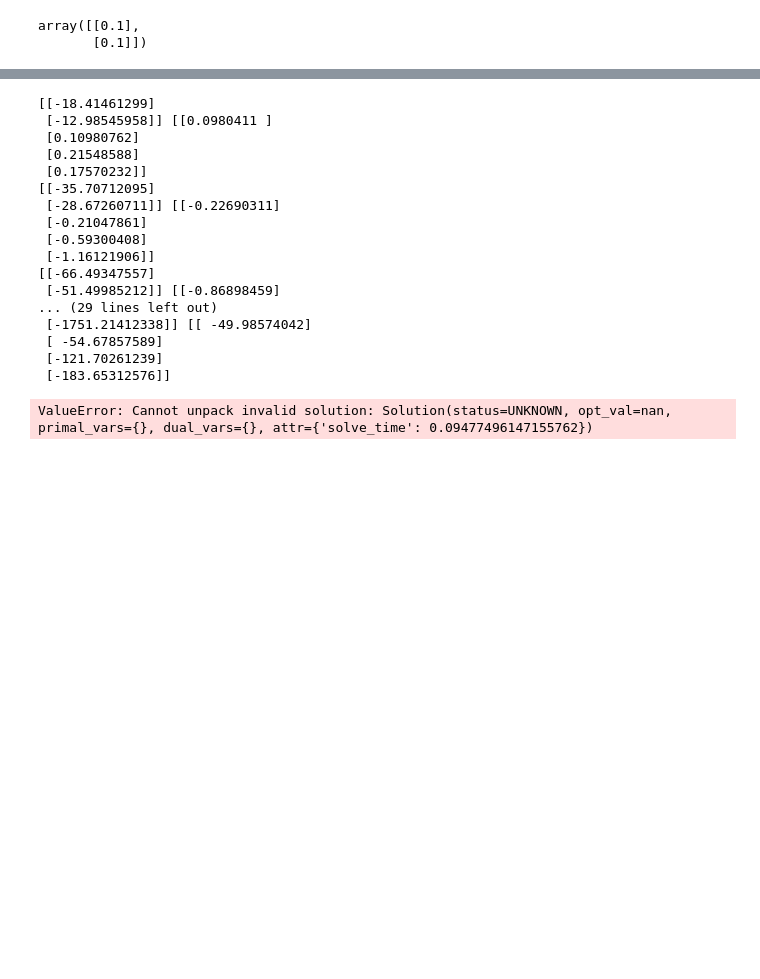
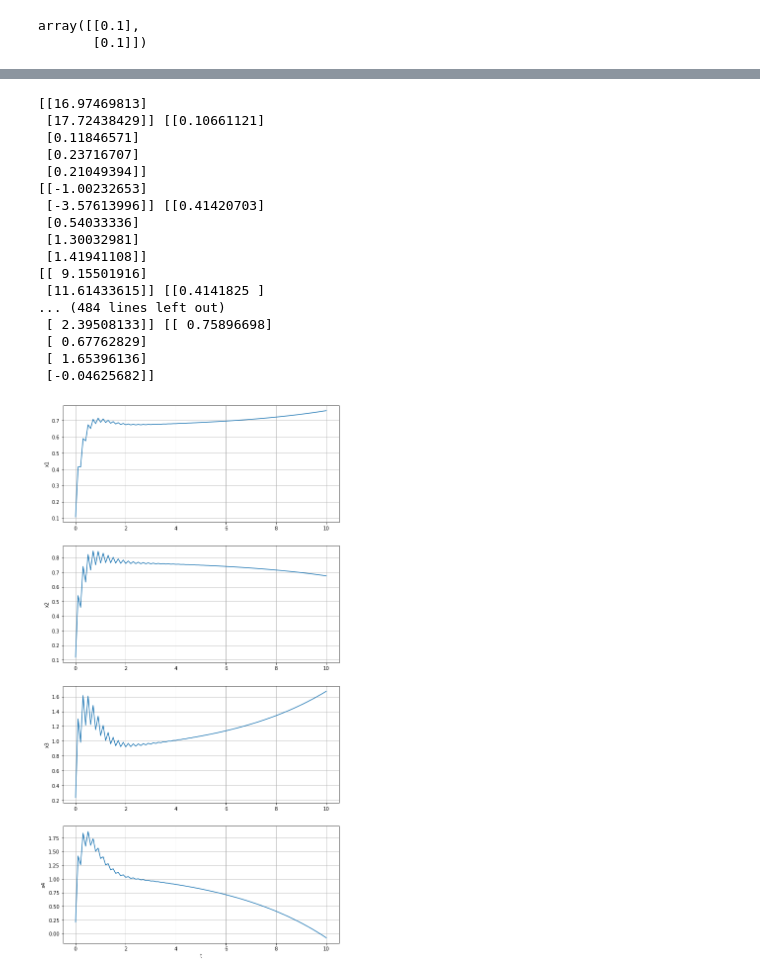
Before and after one commit to zhengang-zhong/data_driven_PE_predictive_control, a Jupyter notebook: Data-driven tracking MPC scheme with eqaulity terminal constraints.ipynb, the cells around one changed output, grey strips where cells are left out. Saved outputs shown, nothing was run; the diff lists cells and outputs as text; code cells hidden in the pictures; blank space fills up the shorter version.

Commit message:
four tank system stable after adding regularization term sigma_alpha

```diff
--- a/Data-driven tracking MPC scheme with eqaulity terminal constraints.ipynb
+++ b/Data-driven tracking MPC scheme with eqaulity terminal constraints.ipynb
@@ -81,7 +81,7 @@ def Hankel(sequence, L):
     return Hankel_matrix
 # %%
 # Formulate optimization problem
-def define_opt(nu, ny, Q, R, U_Hankel, Y_Hankel, T, L, n, u_ns, y_ns, r = None, uub = None, ulb = None, yub = None, ylb = None):
+def define_opt(nu, ny, Q, R, U_Hankel, Y_Hankel, T, L, n, u_ns, y_ns, r = None, uub = None, ulb = None, yub = None, ylb = None, lambda_alpha = None, lambda_sigma = None, eps = None):
     # Let the reference traj r be a list setpoint for input and output. To be modified, if tracking traj required.
 
     u_decision = cp.Variable(((L+n)*nu,1))
@@ -98,6 +98,9 @@ def define_opt(nu, ny, Q, R, U_Hankel, Y_Hankel, T, L, n, u_ns, y_ns, r = None,
     for _ in range(L):
         loss_func += cp.quad_form(y_decision[ ( n + _ ) * ny : ( n + _ + 1 ) * ny ,:] - np.array(r[:ny]).reshape(-1,1), Q)
         loss_func += cp.quad_form(u_decision[ ( n + _ ) * nu : ( n + _ + 1 ) * nu ,:] - np.array(r[ny:]).reshape(-1,1), R)
+
+    if lambda_alpha is not None and eps is not None:
+        loss_func += lambda_alpha * eps * cp.quad_form(alpha, np.eye(T-(L+n)+1))
 
     obj = cp.Minimize(loss_func)
     # Define constraints
@@ -647,7 +650,7 @@ array([[-0.16246772],
 # %%
 r = [0.65,0.77,1,1]
 # %%
-prob, alpha, u_init_para, y_init_para, u_decision, y_decision = define_opt(nu, ny, Q, R, input_Hankel, output_Hankel, T, L, n, u_ns, y_ns, r = r)
+prob, alpha, u_init_para, y_init_para, u_decision, y_decision = define_opt(nu, ny, Q, R, input_Hankel, output_Hankel, T, L, n, u_ns, y_ns, r = r, lambda_alpha = 50, eps = 0.002)
 # %%
 u_init_para.value = u_init
 # u_init_para.value = np.array([[6.19632452]])
@@ -686,21 +689,20 @@ Problem
 N_sim = 100
 x_list, u_list = sim(prob, disc_four_tank, C, N_sim, dt, alpha, n, nu, ny, u_init, y_init, u_init_para, y_init_para, u_decision, y_decision, x_init, input_Hankel)
 # %% [output]
-[[-18.41461299]
- [-12.98545958]] [[0.0980411 ]
- [0.10980762]
- [0.21548588]
- [0.17570232]]
-[[-35.70712095]
- [-28.67260711]] [[-0.22690311]
- [-0.21047861]
- [-0.59300408]
- [-1.16121906]]
-[[-66.49347557]
- [-51.49985212]] [[-0.86898459]
-... (29 lines left out)
- [-1751.21412338]] [[ -49.98574042]
- [ -54.67857589]
- [-121.70261239]
- [-183.65312576]]
+[[16.97469813]
+ [17.72438429]] [[0.10661121]
+ [0.11846571]
+ [0.23716707]
+ [0.21049394]]
+[[-1.00232653]
+ [-3.57613996]] [[0.41420703]
+ [0.54033336]
+ [1.30032981]
+ [1.41941108]]
+[[ 9.15501916]
+ [11.61433615]] [[0.4141825 ]
+... (484 lines left out)
+ [ 2.39508133]] [[ 0.75896698]
+ [ 0.67762829]
+ [ 1.65396136]
+ [-0.04625682]]
-ValueError: Cannot unpack invalid solution: Solution(status=UNKNOWN, opt_val=nan, primal_vars={}, dual_vars={}, attr={'solve_time': 0.09477496147155762})
@@ -711,0 +709,22 @@ np.linalg.solve(a, b)
+# %%
+delta_t = dt
+n = nx
+
+x_traj = x_list
+
+Nt = np.shape(x_traj[::n])[0]
+t_plot = [delta_t * i for i in range(Nt)]
+
+plt.figure(1, figsize=(10, 20))
+plt.clf()
+for i in range (n):
+    plt.subplot( str(n) + str(1) + str(i + 1) )
+    plt.grid()
+    x_traj_temp = x_traj[i::n]
+    plt.plot(t_plot, x_traj_temp)
+    plt.ylabel('x' + str(i + 1))
+
+plt.xlabel('t')
+plt.show()
+# %% [output]
+[figure, added]
```
Also changed, not shown: parts of 7 cells of this notebook.
